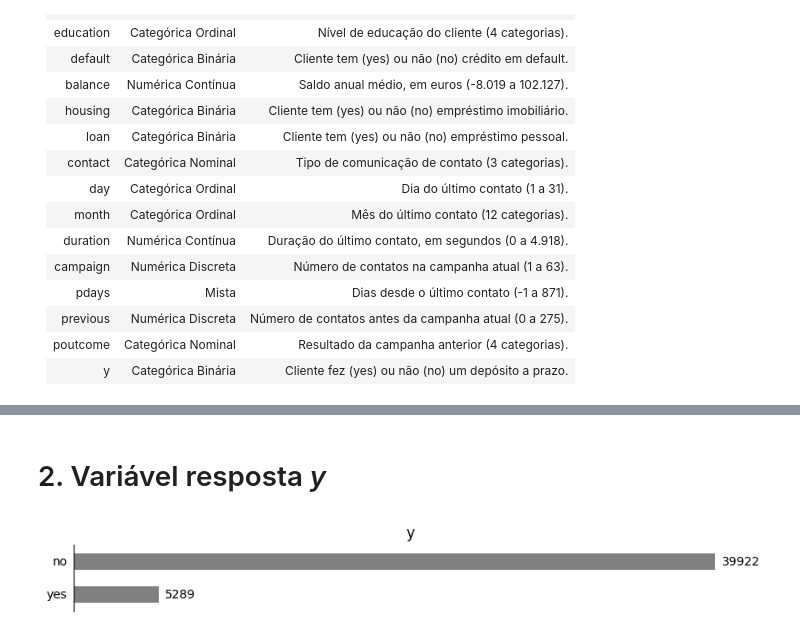
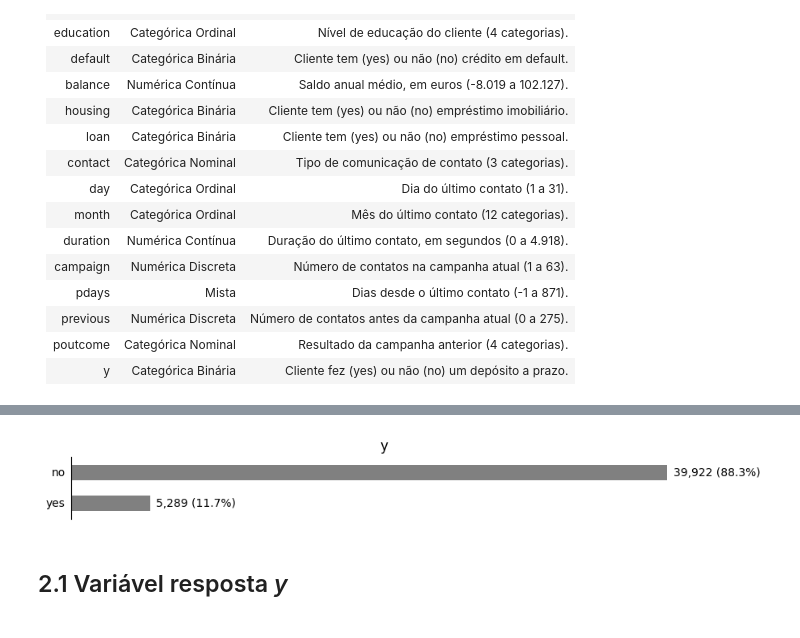
Before and after one commit to BPRateiro/Banking-Dataset, a Jupyter notebook: notebooks/0.0-bpr-eda.ipynb, the cells around one changed output, grey strips where cells are left out. Drawn from its saved outputs; the diff is of its cells as text; code cells hidden in the pictures.

Commit message:
análise da variável resposta

```diff
--- a/notebooks/0.0-bpr-eda.ipynb
+++ b/notebooks/0.0-bpr-eda.ipynb
@@ -118,39 +133,38 @@ A seguir, um resumo conciso da discussão da seção anterior em formato tabular
+# %%
+def grafico_barras(coluna, destaque=[]):
+    """Cria gráfico de barras para variáveis categóricas com porcentagens."""
+    # Contar as ocorrências de cada categoria na coluna especificada
+    contagem = bronze_train[coluna].value_counts().sort_values(ascending=True)
+    porcentagens = (contagem / contagem.sum() * 100).round(2)  # Calcular porcentagens e arredondar para 2 casas decimais
+
+    altura = len(contagem) * 0.5  # Ajuste de altura baseado no número de categorias
+
+    plt.figure(figsize=(10, altura))
+    ax = contagem.plot(kind='barh', color=['navy' if i in destaque else 'gray' for i in range(len(contagem))])
+    plt.title(coluna)
+    plt.xlabel('')
+    plt.ylabel('')
+    plt.xticks([])
+    plt.yticks([])
+
+    # Definir offset para espaçamento dos textos
+    max_value = contagem.max()
+    offset = max_value * 0.01
+
+    # Adicionar valores e porcentagens à direita de cada barra
+    for index, (value, percent) in enumerate(zip(contagem, porcentagens)):
+        ax.text(value + offset, index, f'{value:,.0f} ({percent}%)', va='center', ha='left')
+
+    # Adicionar as categorias ao eixo y com espaçamento
+    for index, category in enumerate(contagem.index):
+        ax.text(-offset, index, category, va='center', ha='right', color='black')
+
+    for spine in ax.spines.values():
+        spine.set_visible(False)
+    ax.spines['left'].set_visible(True)
+
+grafico_barras('y')
+# %% [output]
+[figure, added]
 # %% [markdown]
-# <a id='2'></a> 2. Variável resposta *y*
+## <a id='2.1'></a> 2.1 Variável resposta *y*
-# %%
-def grafico_barras(coluna, indices_azul=[]):
-    """Cria gráfico de barras para variáveis categóricas"""
-    # Contar as ocorrências de cada categoria na coluna especificada
-    contagem = bronze_train[coluna].value_counts().sort_values(ascending=True)
-    num_categorias = len(contagem)
-
-    # Ajustar a altura do gráfico com base no número de categorias
-    altura = num_categorias * 0.5  # Garante uma altura mínima e ajusta de acordo com o número de categorias
-
-    # Criar o gráfico de barras
-    plt.figure(figsize=(10, altura))
-    ax = contagem.plot(kind='barh', color=['navy' if i in indices_azul else 'gray' for i in range(len(contagem))])
-    plt.title(coluna)  # Simplificar o título para apenas o nome da variável
-    plt.xlabel('')  # Remover o título do eixo x
-    plt.ylabel('')  # Remover o título do eixo y
-    plt.xticks([])  # Remover os ticks do eixo x
-    plt.yticks([])  # Remover os ticks do eixo y
-
-    # Adicionar valores à direita de cada barra com espaçamento
-    max_value = contagem.max()
-    offset = max_value * 0.01  # Define um offset de 1% do valor máximo para espaçamento
-    for index, value in enumerate(contagem):
-        ax.text(value + offset, index, str(value), va='center', ha='left')
-
-    # Adicionar as categorias ao eixo y com espaçamento
-    for index, category in enumerate(contagem.index):
-        ax.text(-offset, index, category, va='center', ha='right', color='black')
-
-    # Remover as linhas dos eixos
-    for spine in ax.spines.values():
-        spine.set_visible(False)
-    ax.spines['left'].set_visible(True) # Exceto à da esquerda
-
-grafico_barras('y')
-# %% [output]
-[figure, removed]
```
Also changed, not shown: parts of 2 cells of this notebook.
